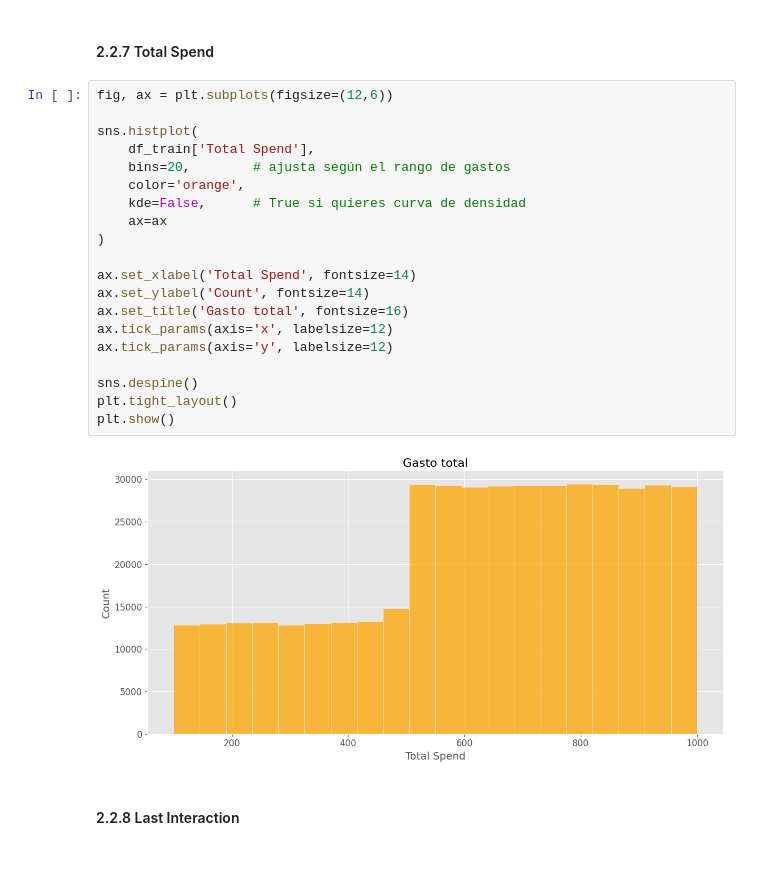
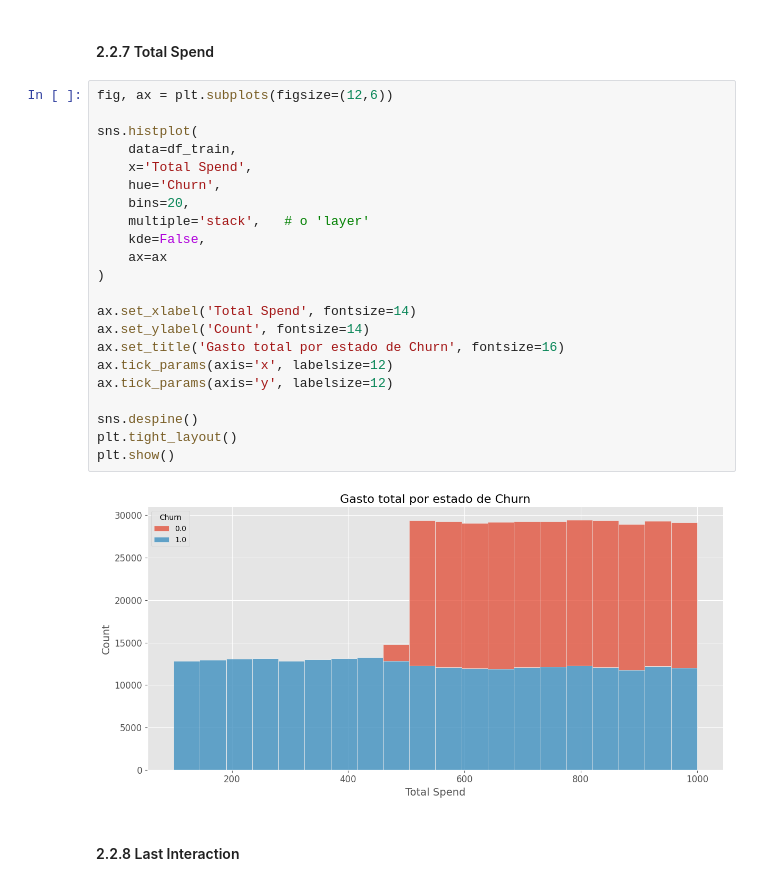
Before and after one commit to cacelass/tasa_churn, a Jupyter notebook: notebooks/0-1-Alejandro Cancelas Chapela-ProcesamientoDatos.ipynb, the cells around one changed output. Cells and saved outputs as stored; diff of their text form.

```diff
--- a/notebooks/0-1-Alejandro Cancelas Chapela-ProcesamientoDatos.ipynb
+++ b/notebooks/0-1-Alejandro Cancelas Chapela-ProcesamientoDatos.ipynb
@@ -297,25 +353,27 @@ plt.show()
 # %%
 fig, ax = plt.subplots(figsize=(12,6))
 
 sns.histplot(
-    df_train['Total Spend'],
-    bins=20,        # ajusta según el rango de gastos
-    color='orange',
-    kde=False,      # True si quieres curva de densidad
+    data=df_train,
+    x='Total Spend',
+    hue='Churn',
+    bins=20,
+    multiple='stack',   # o 'layer'
+    kde=False,
     ax=ax
 )
 
 ax.set_xlabel('Total Spend', fontsize=14)
 ax.set_ylabel('Count', fontsize=14)
-ax.set_title('Gasto total', fontsize=16)
+ax.set_title('Gasto total por estado de Churn', fontsize=16)
 ax.tick_params(axis='x', labelsize=12)
 ax.tick_params(axis='y', labelsize=12)
 
 sns.despine()
 plt.tight_layout()
 plt.show()
 # %% [output]
-[figure, old version]
+[figure, new version]
 # %% [markdown]
 #### 2.2.8 Last Interaction
 # %%
```
Also changed, not shown: parts of 65 cells of this notebook, 1 other file.
